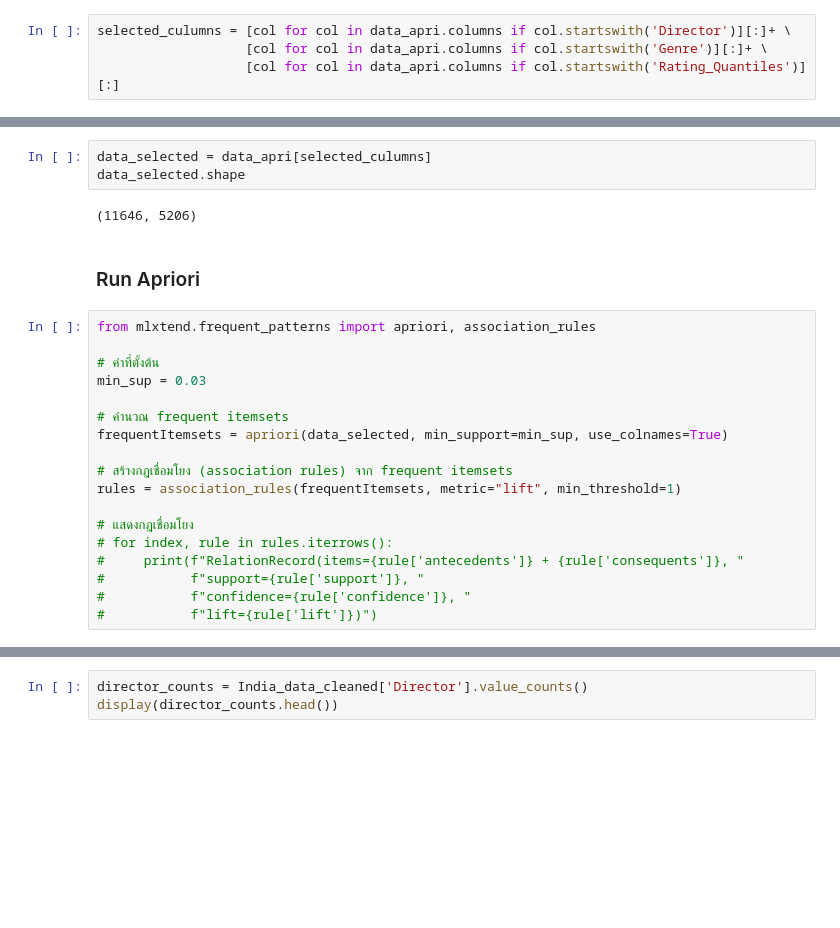
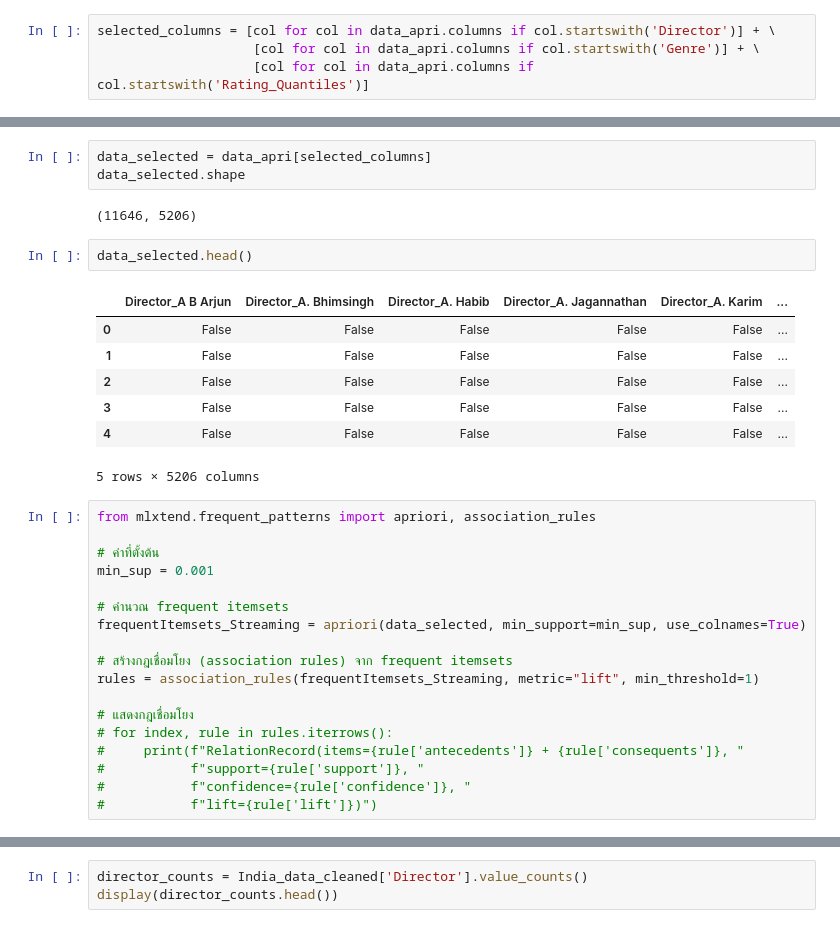
Before and after one commit to znumunz/BSC_DPDM2025, a Jupyter notebook: Copy_of_Ch4_Frequent_Patterns_(Association_Rules).ipynb, the cells around one changed output, grey strips where cells are left out. Drawn from its saved outputs; the diff is of its cells as text; blank space fills up the shorter version.

```diff
--- a/Copy_of_Ch4_Frequent_Patterns_(Association_Rules).ipynb
+++ b/Copy_of_Ch4_Frequent_Patterns_(Association_Rules).ipynb
@@ -1058,5 +1097,5 @@ Index(['Genre_Action', 'Genre_Action, Adventure',
 # %%
-selected_culumns = [col for col in data_apri.columns if col.startswith('Director')][:]+ \
-                   [col for col in data_apri.columns if col.startswith('Genre')][:]+ \
-                   [col for col in data_apri.columns if col.startswith('Rating_Quantiles')][:]
+selected_columns = [col for col in data_apri.columns if col.startswith('Director')] + \
+                    [col for col in data_apri.columns if col.startswith('Genre')] + \
+                    [col for col in data_apri.columns if col.startswith('Rating_Quantiles')]
 # %%
@@ -1064,23 +1103,31 @@ len(selected_culumns)
 # %% [output]
 5206
 # %%
-data_selected = data_apri[selected_culumns]
+data_selected = data_apri[selected_columns]
 data_selected.shape
 # %% [output]
 (11646, 5206)
-# %% [markdown]
-### Run Apriori
+# %%
+data_selected.head()
+# %% [output]
+|  | Director_A B Arjun | Director_A. Bhimsingh | Director_A. Habib | Director_A. Jagannathan | Director_A. Karim | ... |
+| 0 | False | False | False | False | False | ... |
+| 1 | False | False | False | False | False | ... |
+| 2 | False | False | False | False | False | ... |
+| 3 | False | False | False | False | False | ... |
+| 4 | False | False | False | False | False | ... |
+5 rows × 5206 columns
 # %%
 from mlxtend.frequent_patterns import apriori, association_rules
 
 # ค่าที่ตั้งต้น
-min_sup = 0.03
+min_sup = 0.001
 
 # คำนวณ frequent itemsets
-frequentItemsets = apriori(data_selected, min_support=min_sup, use_colnames=True)
+frequentItemsets_Streaming = apriori(data_selected, min_support=min_sup, use_colnames=True)
 
 # สร้างกฎเชื่อมโยง (association rules) จาก frequent itemsets
-rules = association_rules(frequentItemsets, metric="lift", min_threshold=1)
+rules = association_rules(frequentItemsets_Streaming, metric="lift", min_threshold=1)
 
 # แสดงกฎเชื่อมโยง
 # for index, rule in rules.iterrows():
```
Also changed, not shown: parts of 101 cells of this notebook.
